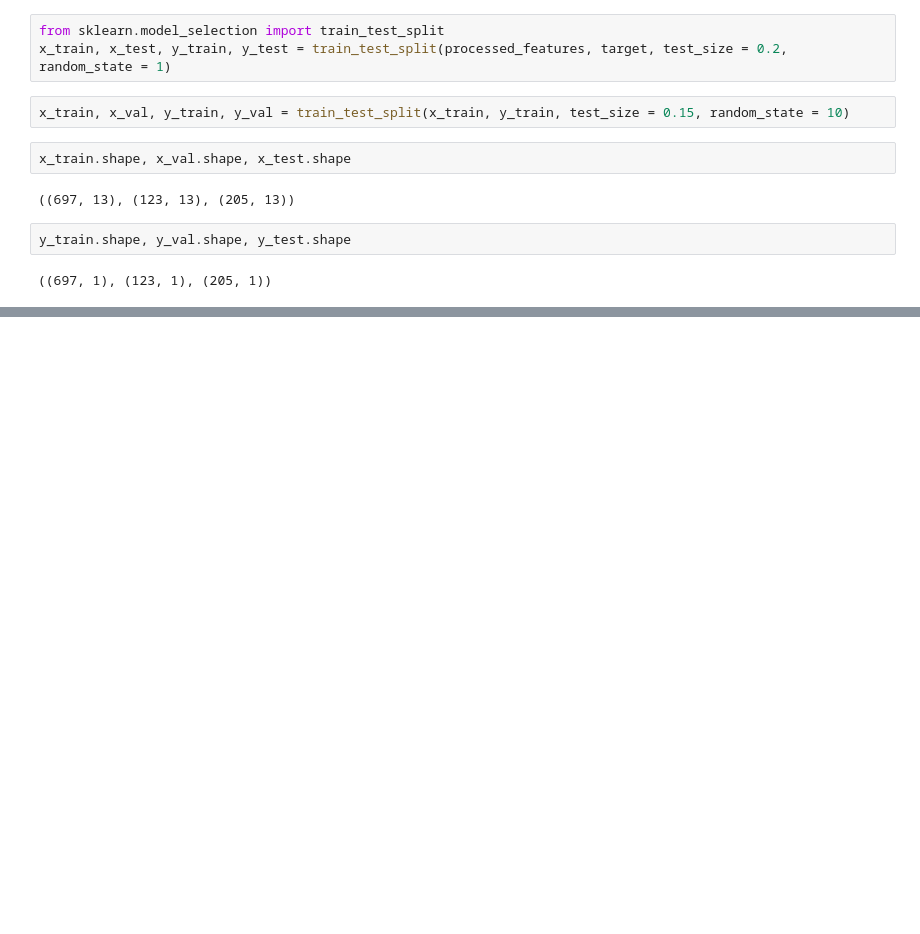
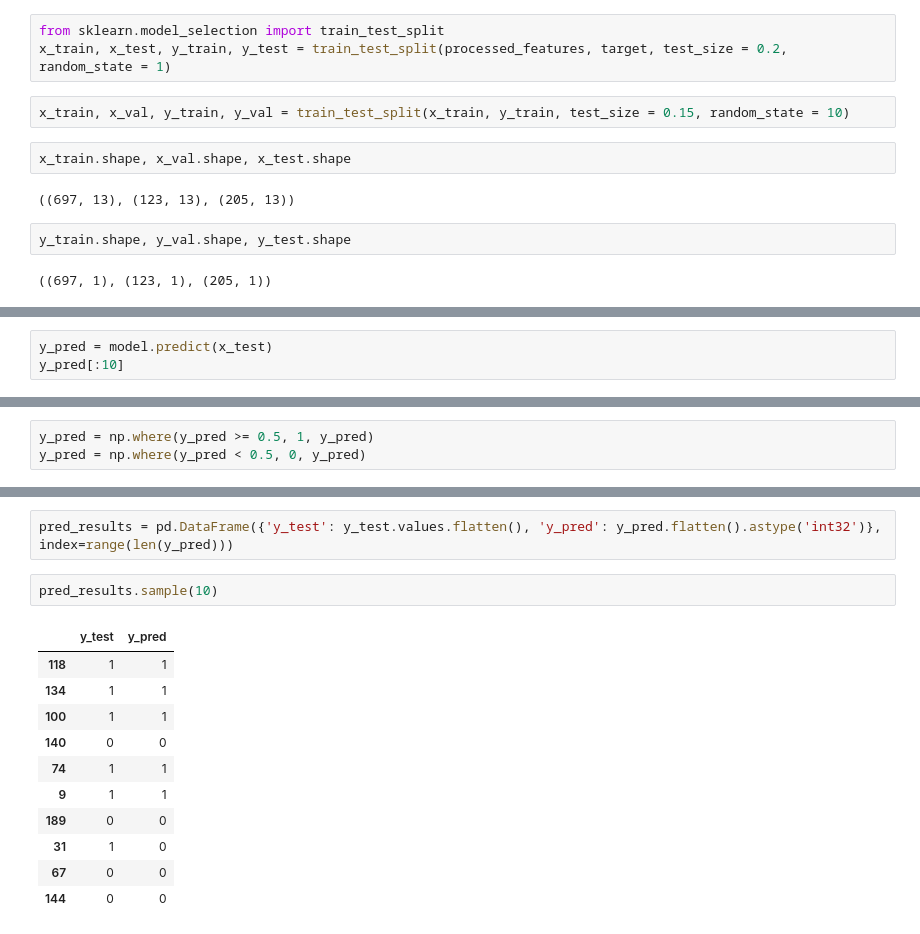
Before and after one commit to Wilbertz/Getting-Started-with-Tensorflow, a Jupyter notebook: FunctionalModel.ipynb, the cells around one changed output, grey strips where cells are left out. Cells and saved outputs as stored; diff of their text form; blank space fills up the shorter version.

```diff
--- a/FunctionalModel.ipynb
+++ b/FunctionalModel.ipynb
@@ -203,0 +333,3 @@ y_train.shape, y_val.shape, y_test.shape
+# %%
+y_pred = model.predict(x_test)
+y_pred[:10]
@@ -203,0 +348,3 @@ y_train.shape, y_val.shape, y_test.shape
+# %%
+y_pred = np.where(y_pred >= 0.5, 1, y_pred)
+y_pred = np.where(y_pred < 0.5, 0, y_pred)
@@ -203,0 +364,16 @@ y_train.shape, y_val.shape, y_test.shape
+# %%
+pred_results = pd.DataFrame({'y_test': y_test.values.flatten(), 'y_pred': y_pred.flatten().astype('int32')}, index=range(len(y_pred)))
+# %%
+pred_results.sample(10)
+# %% [output]
+|  | y_test | y_pred |
+| 118 | 1 | 1 |
+| 134 | 1 | 1 |
+| 100 | 1 | 1 |
+| 140 | 0 | 0 |
+| 74 | 1 | 1 |
+| 9 | 1 | 1 |
+| 189 | 0 | 0 |
+| 31 | 1 | 0 |
+| 67 | 0 | 0 |
+| 144 | 0 | 0 |
```
Also changed, not shown: parts of 14 cells of this notebook.
